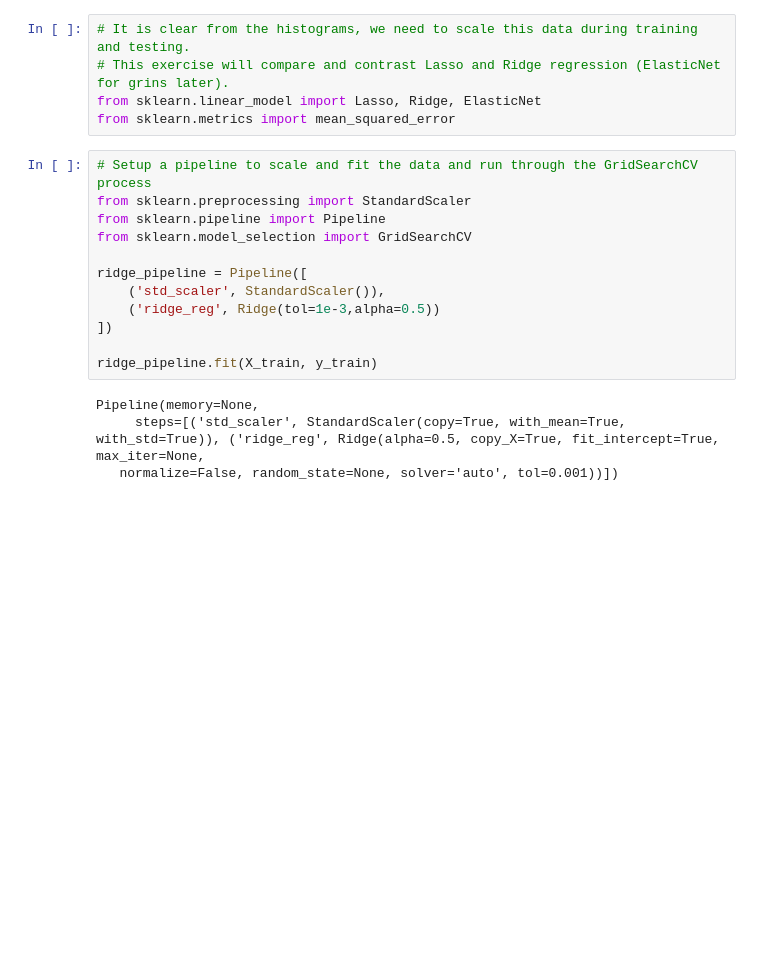
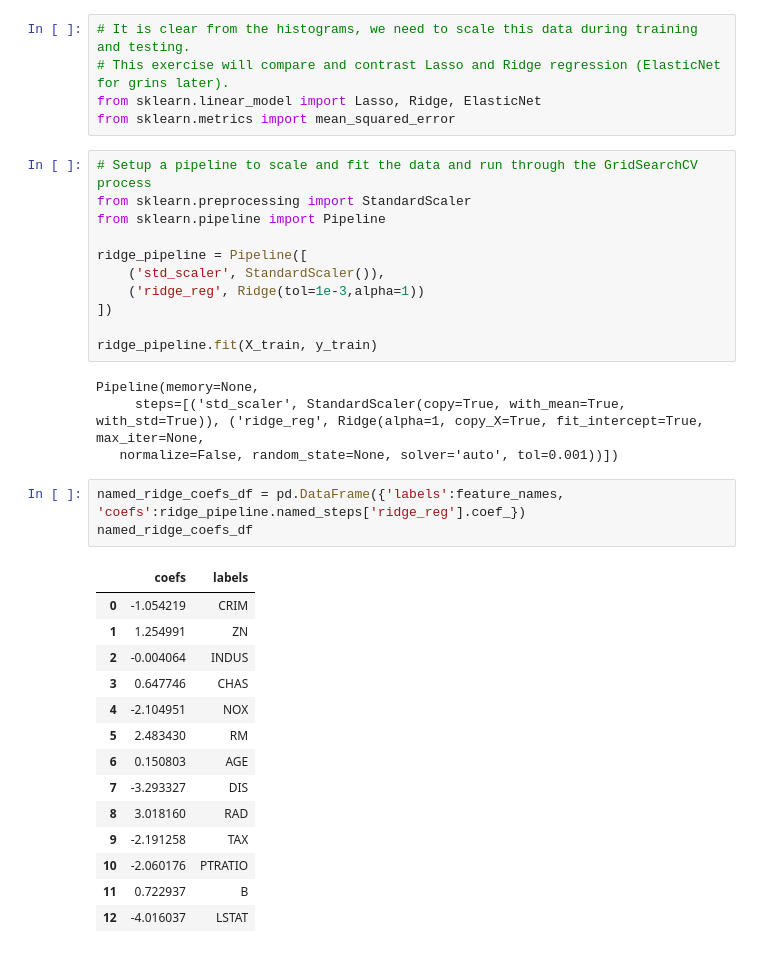
Before and after one commit to drpjm/python-ml-sandbox, a Jupyter notebook: Chapter04-Training/Exercise-BostonHousingRegression.ipynb, the cells around one changed output. Saved outputs shown, nothing was run; the diff lists cells and outputs as text; blank space fills up the shorter version.

```diff
--- a/Chapter04-Training/Exercise-BostonHousingRegression.ipynb
+++ b/Chapter04-Training/Exercise-BostonHousingRegression.ipynb
@@ -126,18 +116,35 @@ from sklearn.metrics import mean_squared_error
 # Setup a pipeline to scale and fit the data and run through the GridSearchCV process
 from sklearn.preprocessing import StandardScaler
 from sklearn.pipeline import Pipeline
-from sklearn.model_selection import GridSearchCV
 
 ridge_pipeline = Pipeline([
     ('std_scaler', StandardScaler()),
-    ('ridge_reg', Ridge(tol=1e-3,alpha=0.5))
+    ('ridge_reg', Ridge(tol=1e-3,alpha=1))
 ])
 
 ridge_pipeline.fit(X_train, y_train)
 # %% [output]
 Pipeline(memory=None,
-     steps=[('std_scaler', StandardScaler(copy=True, with_mean=True, with_std=True)), ('ridge_reg', Ridge(alpha=0.5, copy_X=True, fit_intercept=True, max_iter=None,
+     steps=[('std_scaler', StandardScaler(copy=True, with_mean=True, with_std=True)), ('ridge_reg', Ridge(alpha=1, copy_X=True, fit_intercept=True, max_iter=None,
    normalize=False, random_state=None, solver='auto', tol=0.001))])
+# %%
+named_ridge_coefs_df = pd.DataFrame({'labels':feature_names, 'coefs':ridge_pipeline.named_steps['ridge_reg'].coef_})
+named_ridge_coefs_df
+# %% [output]
+|  | coefs | labels |
+| 0 | -1.054219 | CRIM |
+| 1 | 1.254991 | ZN |
+| 2 | -0.004064 | INDUS |
+| 3 | 0.647746 | CHAS |
+| 4 | -2.104951 | NOX |
+| 5 | 2.483430 | RM |
+| 6 | 0.150803 | AGE |
+| 7 | -3.293327 | DIS |
+| 8 | 3.018160 | RAD |
+| 9 | -2.191258 | TAX |
+| 10 | -2.060176 | PTRATIO |
+| 11 | 0.722937 | B |
+| 12 | -4.016037 | LSTAT |
 # %%
 lasso_pipeline = Pipeline([
     ('std_scaler', StandardScaler()),
```
Also changed, not shown: parts of 22 cells of this notebook.
